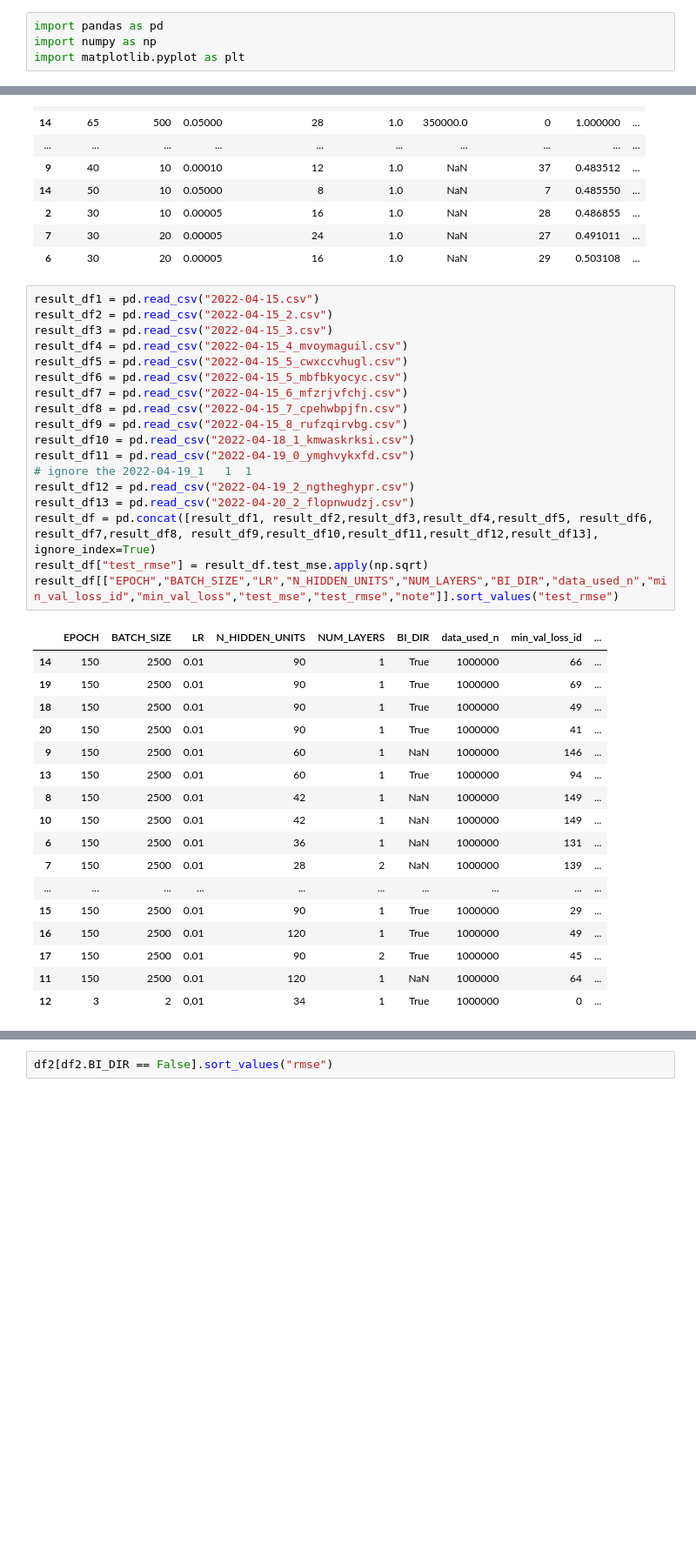
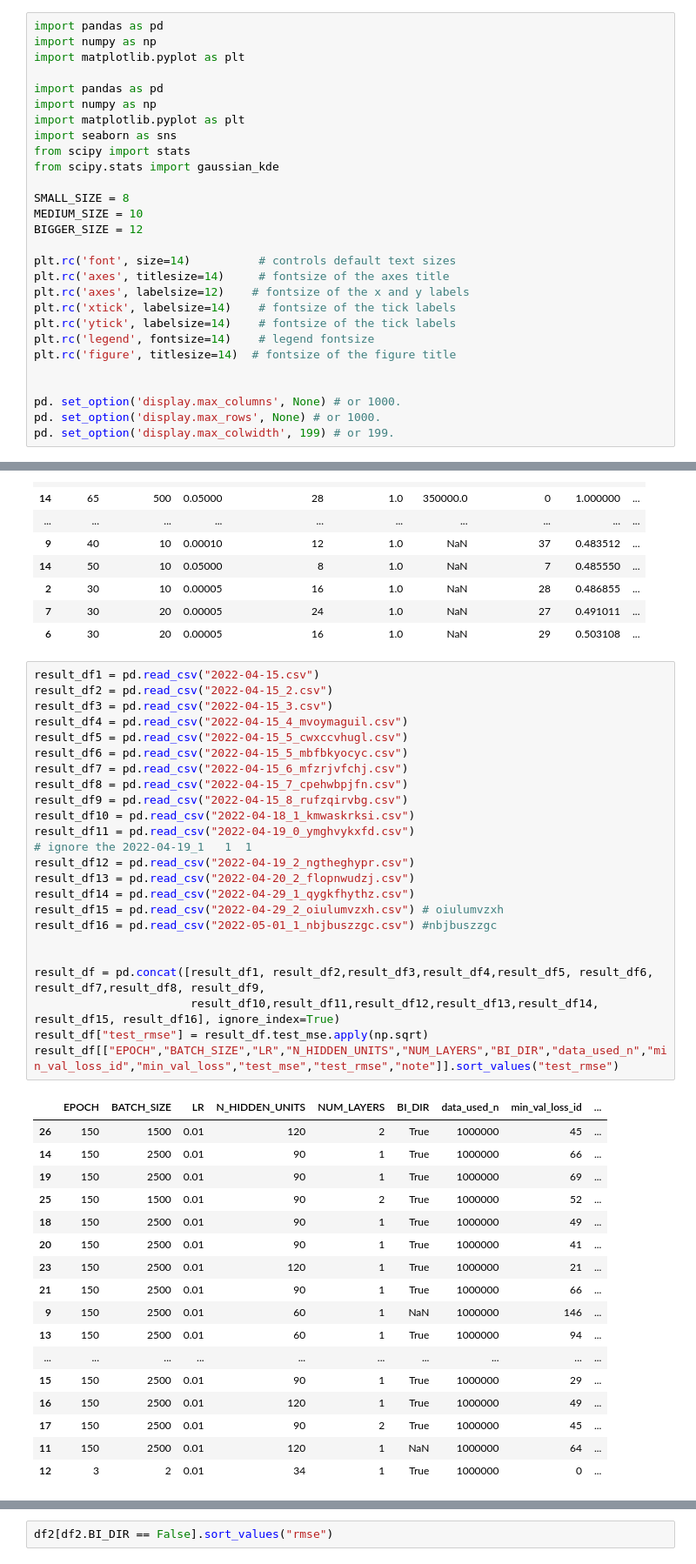
Before and after one commit to leumasic/dna-aptamers, a Jupyter notebook: src/LSTM/Analysis_LSTM_Result.ipynb, the cells around one changed output, grey strips where cells are left out. Shown at 87% size. Saved outputs shown, nothing was run; the diff lists cells and outputs as text; blank space fills up the shorter version.

```diff
--- a/src/LSTM/Analysis_LSTM_Result.ipynb
+++ b/src/LSTM/Analysis_LSTM_Result.ipynb
@@ -5,6 +5,30 @@ display(HTML("<style>.container { width:100% !important; }</style>"))
 import pandas as pd
 import numpy as np
 import matplotlib.pyplot as plt
+
+import pandas as pd
+import numpy as np
+import matplotlib.pyplot as plt
+import seaborn as sns
+from scipy import stats
+from scipy.stats import gaussian_kde
+
+SMALL_SIZE = 8
+MEDIUM_SIZE = 10
+BIGGER_SIZE = 12
+
+plt.rc('font', size=14)          # controls default text sizes
+plt.rc('axes', titlesize=14)     # fontsize of the axes title
+plt.rc('axes', labelsize=12)    # fontsize of the x and y labels
+plt.rc('xtick', labelsize=14)    # fontsize of the tick labels
+plt.rc('ytick', labelsize=14)    # fontsize of the tick labels
+plt.rc('legend', fontsize=14)    # legend fontsize
+plt.rc('figure', titlesize=14)  # fontsize of the figure title
+
+
+pd. set_option('display.max_columns', None) # or 1000.
+pd. set_option('display.max_rows', None) # or 1000.
+pd. set_option('display.max_colwidth', 199) # or 199.
 # %%
 df1 = pd.read_csv("train_record_updated2.csv")
 df2 = pd.read_csv("train_6_log.csv")
@@ -53,33 +77,39 @@ df[["EPOCH", "BATCH_SIZE", "LR", "N_HIDDEN_UNITS", "NUM_LAYERS","train_count","m
 # %%
 result_df1 = pd.read_csv("2022-04-15.csv")
 result_df2 = pd.read_csv("2022-04-15_2.csv")
 result_df3 = pd.read_csv("2022-04-15_3.csv")
 result_df4 = pd.read_csv("2022-04-15_4_mvoymaguil.csv")
 result_df5 = pd.read_csv("2022-04-15_5_cwxccvhugl.csv")
 result_df6 = pd.read_csv("2022-04-15_5_mbfbkyocyc.csv")
 result_df7 = pd.read_csv("2022-04-15_6_mfzrjvfchj.csv")
 result_df8 = pd.read_csv("2022-04-15_7_cpehwbpjfn.csv")
 result_df9 = pd.read_csv("2022-04-15_8_rufzqirvbg.csv")
 result_df10 = pd.read_csv("2022-04-18_1_kmwaskrksi.csv")
 result_df11 = pd.read_csv("2022-04-19_0_ymghvykxfd.csv")
 # ignore the 2022-04-19_1   1  1
 result_df12 = pd.read_csv("2022-04-19_2_ngtheghypr.csv")
 result_df13 = pd.read_csv("2022-04-20_2_flopnwudzj.csv")
-result_df = pd.concat([result_df1, result_df2,result_df3,result_df4,result_df5, result_df6, result_df7,result_df8, result_df9,result_df10,result_df11,result_df12,result_df13], ignore_index=True)
+result_df14 = pd.read_csv("2022-04-29_1_qygkfhythz.csv")
+result_df15 = pd.read_csv("2022-04-29_2_oiulumvzxh.csv") # oiulumvzxh
+result_df16 = pd.read_csv("2022-05-01_1_nbjbuszzgc.csv") #nbjbuszzgc
+
+
+result_df = pd.concat([result_df1, result_df2,result_df3,result_df4,result_df5, result_df6, result_df7,result_df8, result_df9,
+                       result_df10,result_df11,result_df12,result_df13,result_df14, result_df15, result_df16], ignore_index=True)
 result_df["test_rmse"] = result_df.test_mse.apply(np.sqrt)
 result_df[["EPOCH","BATCH_SIZE","LR","N_HIDDEN_UNITS","NUM_LAYERS","BI_DIR","data_used_n","min_val_loss_id","min_val_loss","test_mse","test_rmse","note"]].sort_values("test_rmse")
 # %% [output]
 |  | EPOCH | BATCH_SIZE | LR | N_HIDDEN_UNITS | NUM_LAYERS | BI_DIR | data_used_n | min_val_loss_id | ... |
+| 26 | 150 | 1500 | 0.01 | 120 | 2 | True | 1000000 | 45 | ... |
 | 14 | 150 | 2500 | 0.01 | 90 | 1 | True | 1000000 | 66 | ... |
 | 19 | 150 | 2500 | 0.01 | 90 | 1 | True | 1000000 | 69 | ... |
+| 25 | 150 | 1500 | 0.01 | 90 | 2 | True | 1000000 | 52 | ... |
 | 18 | 150 | 2500 | 0.01 | 90 | 1 | True | 1000000 | 49 | ... |
 | 20 | 150 | 2500 | 0.01 | 90 | 1 | True | 1000000 | 41 | ... |
+| 23 | 150 | 2500 | 0.01 | 120 | 1 | True | 1000000 | 21 | ... |
+| 21 | 150 | 2500 | 0.01 | 90 | 1 | True | 1000000 | 66 | ... |
 | 9 | 150 | 2500 | 0.01 | 60 | 1 | NaN | 1000000 | 146 | ... |
 | 13 | 150 | 2500 | 0.01 | 60 | 1 | True | 1000000 | 94 | ... |
-| 8 | 150 | 2500 | 0.01 | 42 | 1 | NaN | 1000000 | 149 | ... |
-| 10 | 150 | 2500 | 0.01 | 42 | 1 | NaN | 1000000 | 149 | ... |
-| 6 | 150 | 2500 | 0.01 | 36 | 1 | NaN | 1000000 | 131 | ... |
-| 7 | 150 | 2500 | 0.01 | 28 | 2 | NaN | 1000000 | 139 | ... |
 | ... | ... | ... | ... | ... | ... | ... | ... | ... | ... |
 | 15 | 150 | 2500 | 0.01 | 90 | 1 | True | 1000000 | 29 | ... |
 | 16 | 150 | 2500 | 0.01 | 120 | 1 | True | 1000000 | 49 | ... |
```
Also changed, not shown: parts of 10 cells of this notebook, 2 other files.
